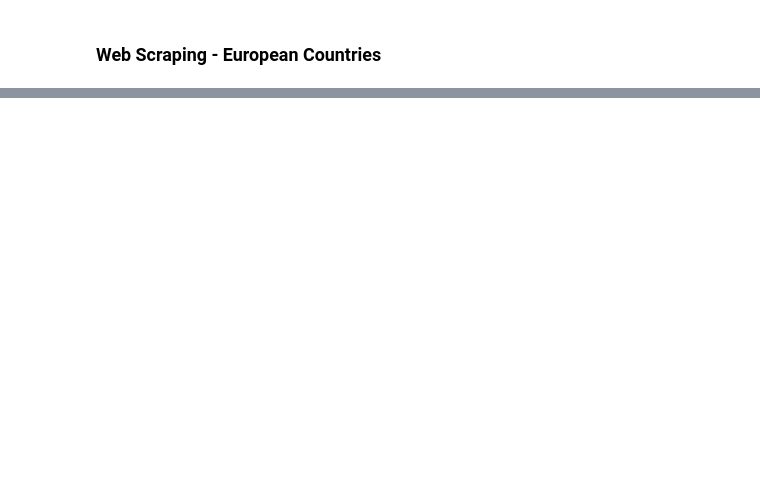
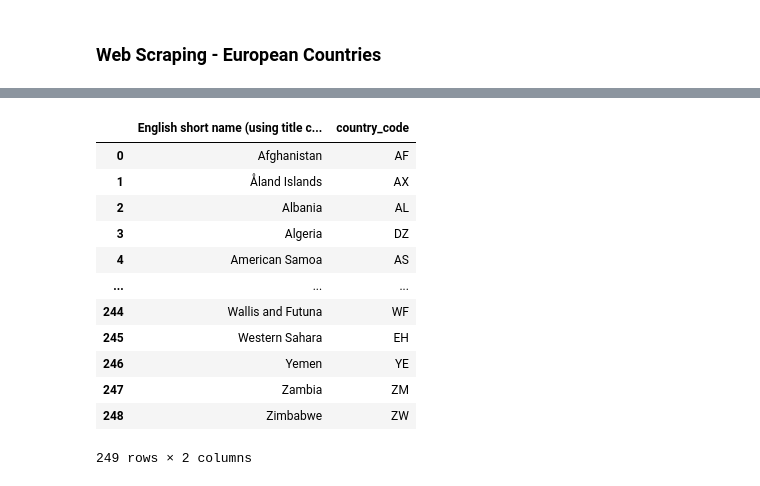
Before and after one commit to gojuangu/ih_datamadpt0420_project_m1, a Jupyter notebook: notebooks/web_scraping.ipynb, the cells around one changed output, grey strips where cells are left out. Saved outputs shown, nothing was run; the diff lists cells and outputs as text; code cells hidden in the pictures; blank space fills up the shorter version.

```diff
--- a/notebooks/web_scraping.ipynb
+++ b/notebooks/web_scraping.ipynb
@@ -53,0 +49,20 @@ df
+# %%
+import requests
+from bs4 import BeautifulSoup
+import lxml.html as lh
+import pandas as pd
+import re
+
+
+url = 'https://en.wikipedia.org/wiki/ISO_3166-1'
+html = requests.get(url).content
+soup = BeautifulSoup(html, 'lxml')
+tables = soup.find_all('table',{'class':'wikitable sortable'})
+tables
+#links = tables.find_all('a')
+
+
+#countries = []
+#for link in links:
+#    x = link.get('title')
+#    countries.append(x)
@@ -53,0 +114,19 @@ df
+# %%
+all_countries_info = pd.read_html(url, header=0)[1]
+needed_cols = ['English short name (using title case)', 'Alpha-2 code']
+countries = all_countries_info[needed_cols].rename(columns={'Alpha-2 code': "country_code"})
+countries
+# %% [output]
+|  | English short name (using title c... | country_code |
+| 0 | Afghanistan | AF |
+| 1 | Åland Islands | AX |
+| 2 | Albania | AL |
+| 3 | Algeria | DZ |
+| 4 | American Samoa | AS |
+| ... | ... | ... |
+| 244 | Wallis and Futuna | WF |
+| 245 | Western Sahara | EH |
+| 246 | Yemen | YE |
+| 247 | Zambia | ZM |
+| 248 | Zimbabwe | ZW |
+249 rows × 2 columns
```
Also changed, not shown: parts of 8 cells of this notebook, 6 other files.
